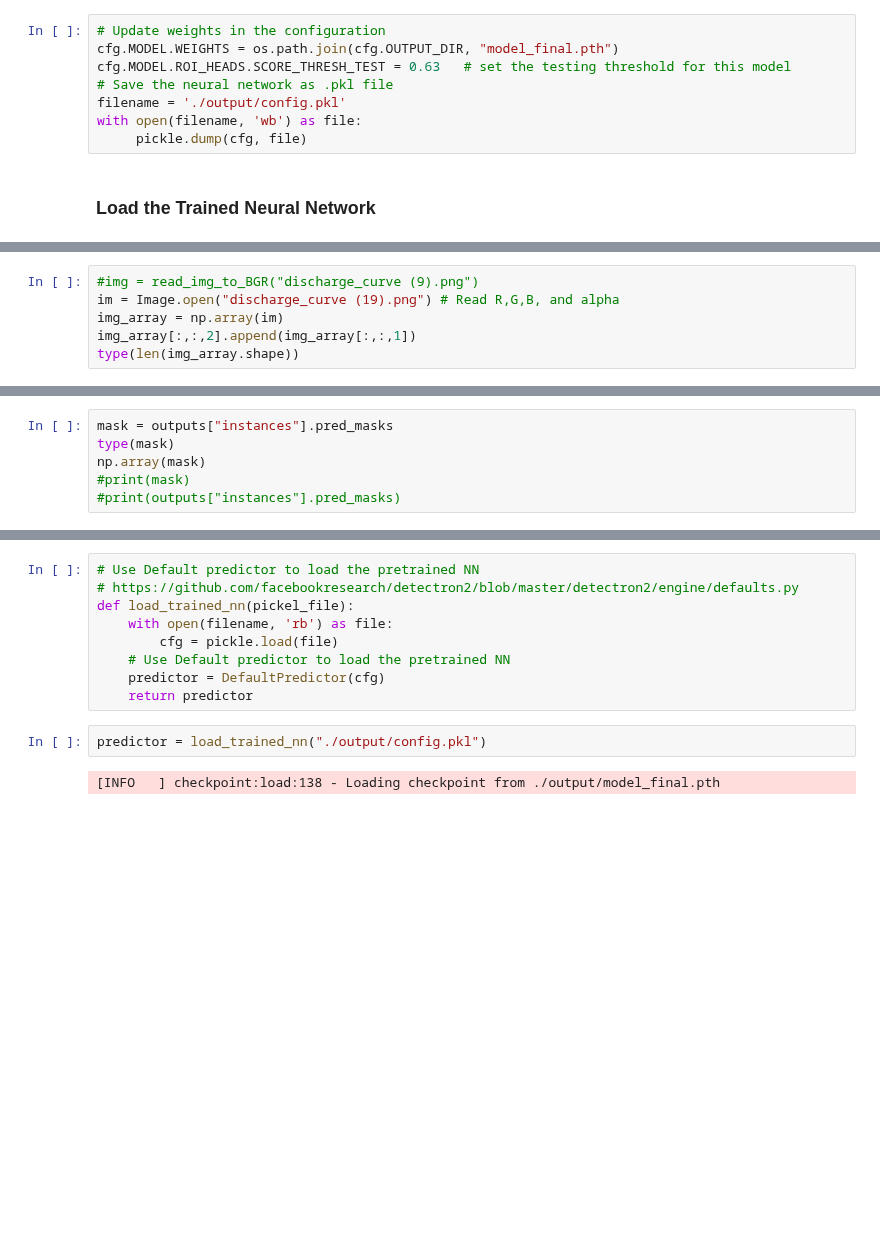
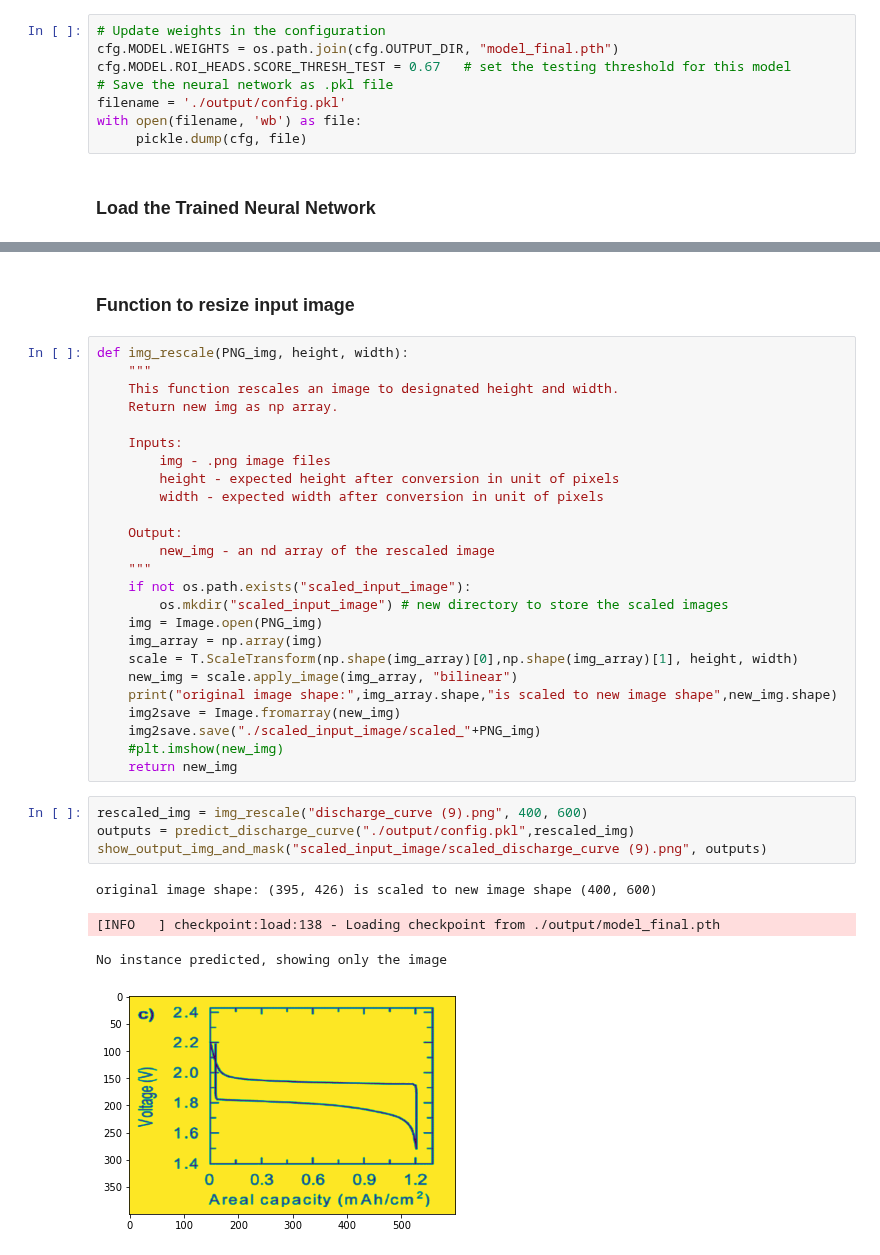
Before and after one commit to DataYoink/DataYoink, a Jupyter notebook: examples/Dataset_Cleanup.ipynb, the cells around one changed output, grey strips where cells are left out. Drawn from its saved outputs; the diff is of its cells as text; blank space fills up the shorter version.

Commit message:
trained neural network

```diff
--- a/examples/Dataset_Cleanup.ipynb
+++ b/examples/Dataset_Cleanup.ipynb
@@ -277,7 +289,7 @@ GeneralizedRCNN(
 # %%
 # Update weights in the configuration
 cfg.MODEL.WEIGHTS = os.path.join(cfg.OUTPUT_DIR, "model_final.pth")
-cfg.MODEL.ROI_HEADS.SCORE_THRESH_TEST = 0.63   # set the testing threshold for this model
+cfg.MODEL.ROI_HEADS.SCORE_THRESH_TEST = 0.67   # set the testing threshold for this model
 # Save the neural network as .pkl file
 filename = './output/config.pkl'
 with open(filename, 'wb') as file:
@@ -305,9 +323,3 @@ def read_img_to_BGR(image_file):
     BGR_img[:,:,1] = img_array[:,:,1]
     BGR_img[:,:,2] = img_array[:,:,0]
     return BGR_img
-# %%
-#img = read_img_to_BGR("discharge_curve (9).png")
-im = Image.open("discharge_curve (19).png") # Read R,G,B, and alpha
-img_array = np.array(im)
-img_array[:,:,2].append(img_array[:,:,1])
-type(len(img_array.shape))
@@ -343,6 +350,0 @@ detectron2.structures.instances.Instances
-# %%
-mask = outputs["instances"].pred_masks
-type(mask)
-np.array(mask)
-#print(mask)
-#print(outputs["instances"].pred_masks)
@@ -391,13 +403,36 @@ show_img_and_mask("Picture1.png",outputs)
-# %%
-# Use Default predictor to load the pretrained NN
-# https://github.com/facebookresearch/detectron2/blob/master/detectron2/engine/defaults.py
-def load_trained_nn(pickel_file):
-    with open(filename, 'rb') as file:
-        cfg = pickle.load(file)
-    # Use Default predictor to load the pretrained NN
-    predictor = DefaultPredictor(cfg)
-    return predictor
-# %%
-predictor = load_trained_nn("./output/config.pkl")
-# %% [output]
-[INFO   ] checkpoint:load:138 - Loading checkpoint from ./output/model_final.pth
+# %% [markdown]
+### Function to resize input image
+# %%
+def img_rescale(PNG_img, height, width):
+    """
+    This function rescales an image to designated height and width.
+    Return new img as np array.
+
+    Inputs:
+        img - .png image files
+        height - expected height after conversion in unit of pixels
+        width - expected width after conversion in unit of pixels
+
+    Output:
+        new_img - an nd array of the rescaled image
+    """
+    if not os.path.exists("scaled_input_image"):
+        os.mkdir("scaled_input_image") # new directory to store the scaled images
+    img = Image.open(PNG_img)
+    img_array = np.array(img)
+    scale = T.ScaleTransform(np.shape(img_array)[0],np.shape(img_array)[1], height, width)
+    new_img = scale.apply_image(img_array, "bilinear")
+    print("original image shape:",img_array.shape,"is scaled to new image shape",new_img.shape)
+    img2save = Image.fromarray(new_img)
+    img2save.save("./scaled_input_image/scaled_"+PNG_img)
+    #plt.imshow(new_img)
+    return new_img
+# %%
+rescaled_img = img_rescale("discharge_curve (9).png", 400, 600)
+outputs = predict_discharge_curve("./output/config.pkl",rescaled_img)
+show_output_img_and_mask("scaled_input_image/scaled_discharge_curve (9).png", outputs)
+# %% [output]
+original image shape: (395, 426) is scaled to new image shape (400, 600)
+[INFO   ] checkpoint:load:138 - Loading checkpoint from ./output/model_final.pth
+No instance predicted, showing only the image
+[figure, added]
```
Also changed, not shown: parts of 26 cells of this notebook.
